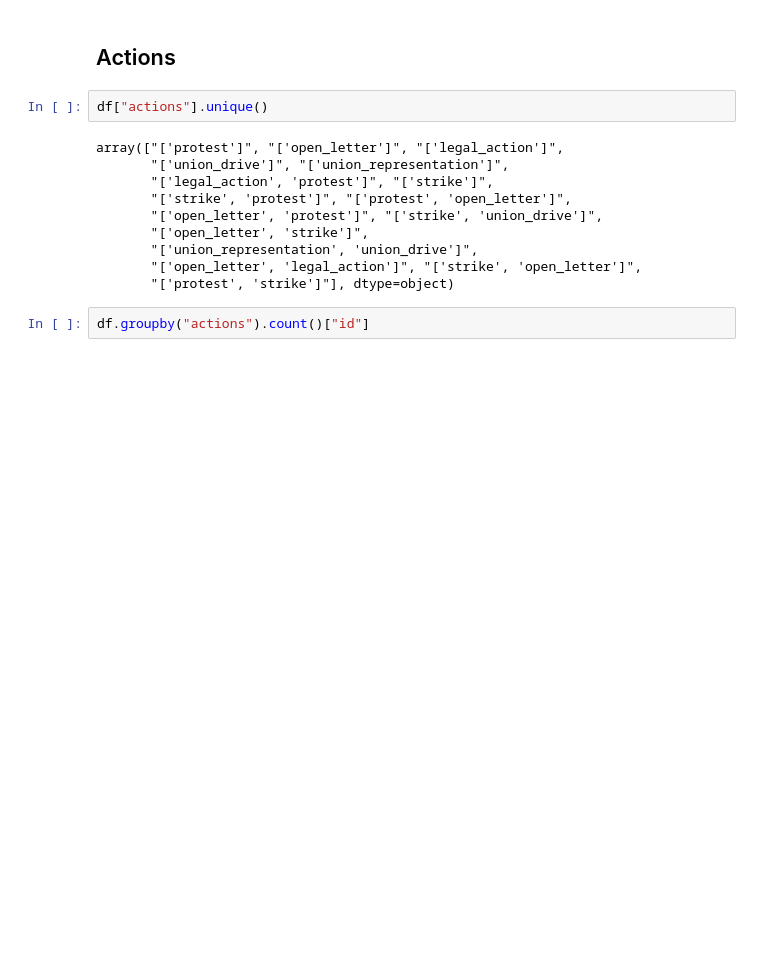
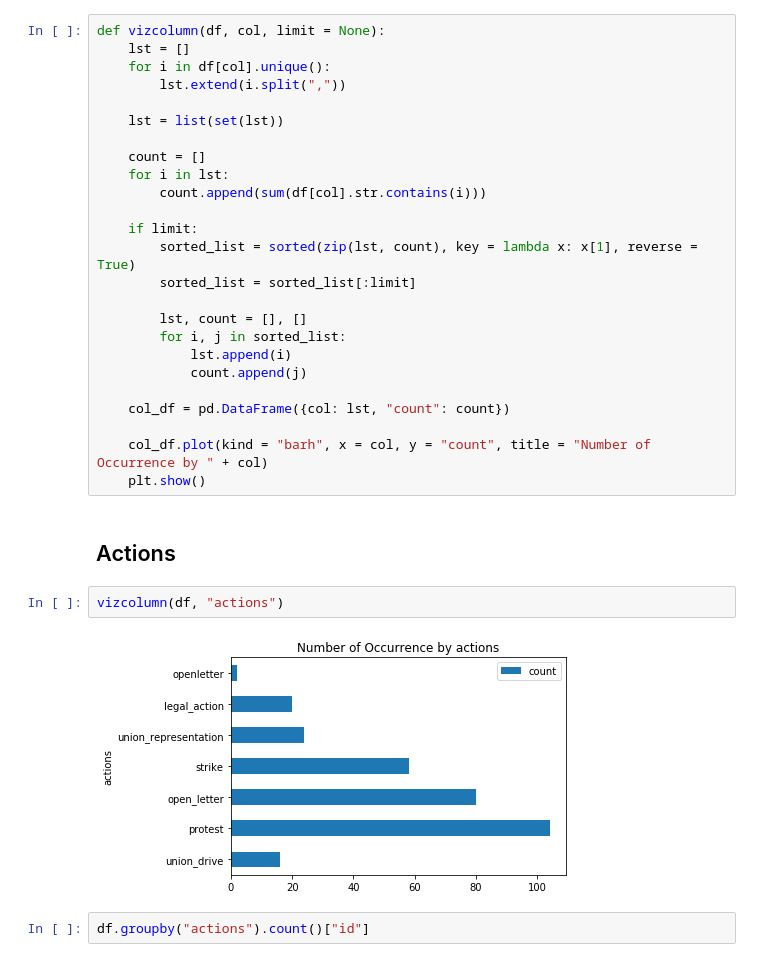
Before and after one commit to collective-action/tech, a Jupyter notebook: analysis/EDA_Visualizations.ipynb, the cells around one changed output. Drawn from its saved outputs; the diff is of its cells as text; blank space fills up the shorter version.

Commit message:
Add visualization function. Note that newly added data is incorrectly formatted.

```diff
--- a/analysis/EDA_Visualizations.ipynb
+++ b/analysis/EDA_Visualizations.ipynb
@@ -25,19 +60,36 @@ df.head()
 # %% [markdown]
 # Visualizations
+# %%
+def vizcolumn(df, col, limit = None):
+    lst = []
+    for i in df[col].unique():
+        lst.extend(i.split(","))
+
+    lst = list(set(lst))
+
+    count = []
+    for i in lst:
+        count.append(sum(df[col].str.contains(i)))
+
+    if limit:
+        sorted_list = sorted(zip(lst, count), key = lambda x: x[1], reverse = True)
+        sorted_list = sorted_list[:limit]
+
+        lst, count = [], []
+        for i, j in sorted_list:
+            lst.append(i)
+            count.append(j)
+
+    col_df = pd.DataFrame({col: lst, "count": count})
+
+    col_df.plot(kind = "barh", x = col, y = "count", title = "Number of Occurrence by " + col)
+    plt.show()
 # %% [markdown]
 ## Actions
-# %%
-df["actions"].unique()
-# %% [output]
-array(["['protest']", "['open_letter']", "['legal_action']",
-       "['union_drive']", "['union_representation']",
-       "['legal_action', 'protest']", "['strike']",
-       "['strike', 'protest']", "['protest', 'open_letter']",
-       "['open_letter', 'protest']", "['strike', 'union_drive']",
-       "['open_letter', 'strike']",
-       "['union_representation', 'union_drive']",
-       "['open_letter', 'legal_action']", "['strike', 'open_letter']",
-       "['protest', 'strike']"], dtype=object)
+# %%
+vizcolumn(df, "actions")
+# %% [output]
+[figure, added]
 # %%
 df.groupby("actions").count()["id"]
 # %% [output]
```
Also changed, not shown: parts of 21 cells of this notebook.
